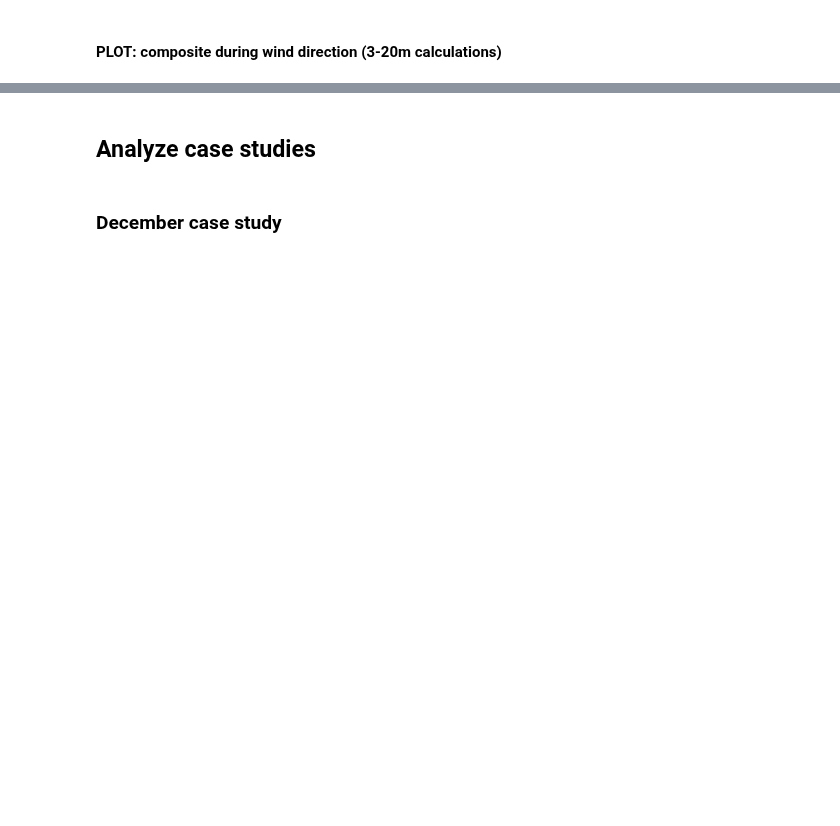
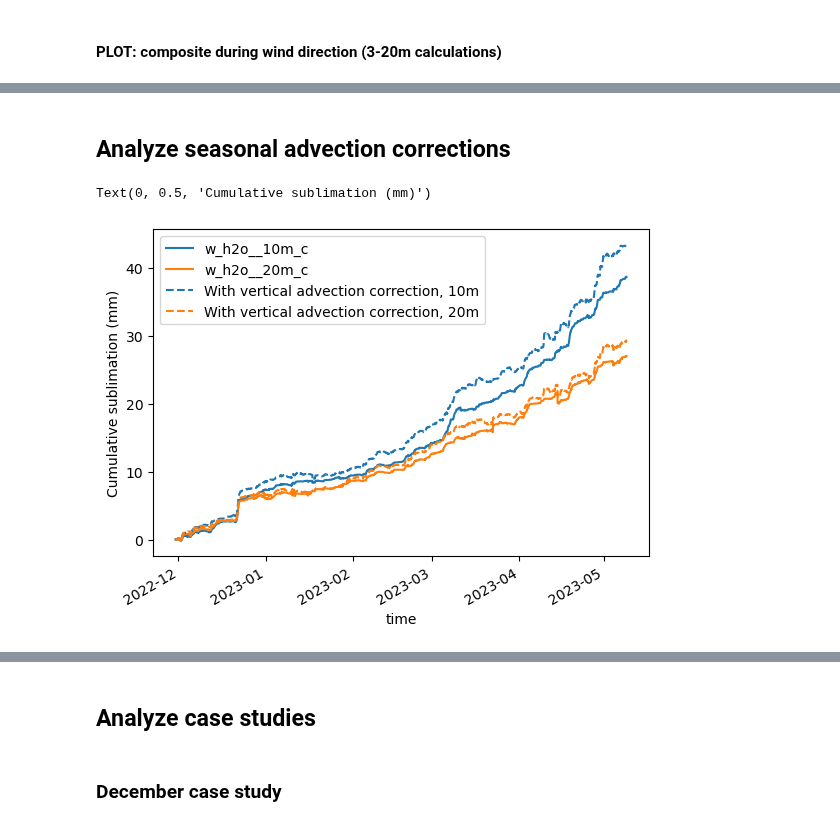
Before and after one commit to elischwat/sublimationofsnow, a Jupyter notebook: analysis/paper1/water_vapor_transport_fluxdivergencecombined.ipynb, the cells around one changed output, grey strips where cells are left out. Drawn from its saved outputs; the diff is of its cells as text; code cells hidden in the pictures; blank space fills up the shorter version.

Commit message:
updates to advection analysis

```diff
--- a/analysis/paper1/water_vapor_transport_fluxdivergencecombined.ipynb
+++ b/analysis/paper1/water_vapor_transport_fluxdivergencecombined.ipynb
@@ -2389,22 +2437,18 @@ kps_vert_complex_df = pd.DataFrame({
 # %%
-advection_1d_fluxdensity_nonnorm_df = kps_vert_simple_df_3to10[['w_h2o__3m_c', 'w_h2o__10m_c']].join(
-    kps_vert_simple_df_3to20[['w_h2o__20m_c']]
+advection_1d_fluxdensity_nonnorm_df = kps_vert_simple_df_3to10[['w_h2o__3m_c', 'w_h2o__5m_c', 'w_h2o__10m_c', 'w_h2o__20m_c']].join(
+    kps_vert_simple_df_3to20[['vertical_advection_simple_3to20', 'vertical_advection_simple_3to20_uncertainty']]
 ).join(
-    kps_lateral_simple_df[['ds/dt']]
-).join(
-    kps_vert_simple_df_3to20[['vertical_advection_simple_3to20']]
-).join(
-    kps_vert_simple_df_3to20[['vertical_advection_simple_3to20_uncertainty']]
-).join(
-    kps_vert_simple_df_3to10[['vertical_advection_simple_3to10']]
-).join(
-    kps_vert_simple_df_3to10[['vertical_advection_simple_3to10_uncertainty']]
+    kps_vert_simple_df_3to10[['vertical_advection_simple_3to10', 'vertical_advection_simple_3to10_uncertainty']]
 ).join(
     kps_vert_complex_df.set_index('time')[['vertical_advection_complex']]
 ).join(
     kps_lateral_simple_df[['lateral_advection_2m', 'lateral_advection_3m', 'lateral_advection_4m', 'lateral_advection_3m_uncertainty']]
 ).join(
     kps_lateral_simple_irga_df['lateral_advection_irga']
+).join(
+    kps_lateral_simple_df[['ds/dt']]
+).join(
+    airdensityflux_df['air_density_flux']
 )
 # %% [markdown]
 ### Calculate differential form of measured EC turbulent fluxes
@@ -2851,3 +2966,44 @@ Try using .loc[row_indexer,col_indexer] = value instead
 See the caveats in the documentation: https://pandas.pydata.org/pandas-docs/stable/user_guide/indexing.html#returning-a-view-versus-a-copy
   src['vertical_advection_ub'] = src['vertical_advection_simple_3to20'] + src['vertical_advection_simple_3to20_uncertainty']
 [interactive output not drawn]
+# %% [markdown]
+## Analyze seasonal advection corrections
+# %%
+# ((1800/1000)*advection_1d_fluxdensity_nonnorm_df.loc['20221130': '20230508'].w_h2o__3m_c).cumsum().plot()
+((1800/1000)*advection_1d_fluxdensity_nonnorm_df.loc['20221130': '20230508'].w_h2o__10m_c).cumsum().plot(
+    color = 'tab:blue', linestyle = '-'
+)
+((1800/1000)*advection_1d_fluxdensity_nonnorm_df.loc['20221130': '20230508'].w_h2o__20m_c).cumsum().plot(
+    color = 'tab:orange', linestyle = '-'
+)
+
+(
+    (1800/1000)*(
+        advection_1d_fluxdensity_nonnorm_df.loc['20221130': '20230508'].w_h2o__10m_c
+        + (
+            20*advection_1d_fluxdensity_nonnorm_df.loc['20221130': '20230508'].vertical_advection_simple_3to10
+        )
+    )
+).cumsum().plot(
+    label='With vertical advection correction, 10m',
+    color = 'tab:blue',
+    linestyle = '--'
+)
+(
+    (1800/1000)*(
+        advection_1d_fluxdensity_nonnorm_df.loc['20221130': '20230508'].w_h2o__20m_c
+        + (
+            20*advection_1d_fluxdensity_nonnorm_df.loc['20221130': '20230508'].vertical_advection_simple_3to20
+        )
+    )
+).cumsum().plot(
+    label='With vertical advection correction, 20m',
+    color = 'tab:orange',
+    linestyle = '--'
+)
+
+plt.legend()
+plt.ylabel('Cumulative sublimation (mm)')
+# %% [output]
+Text(0, 0.5, 'Cumulative sublimation (mm)')
+[figure, added]
```
Also changed, not shown: parts of 49 cells of this notebook, 5 other files.
